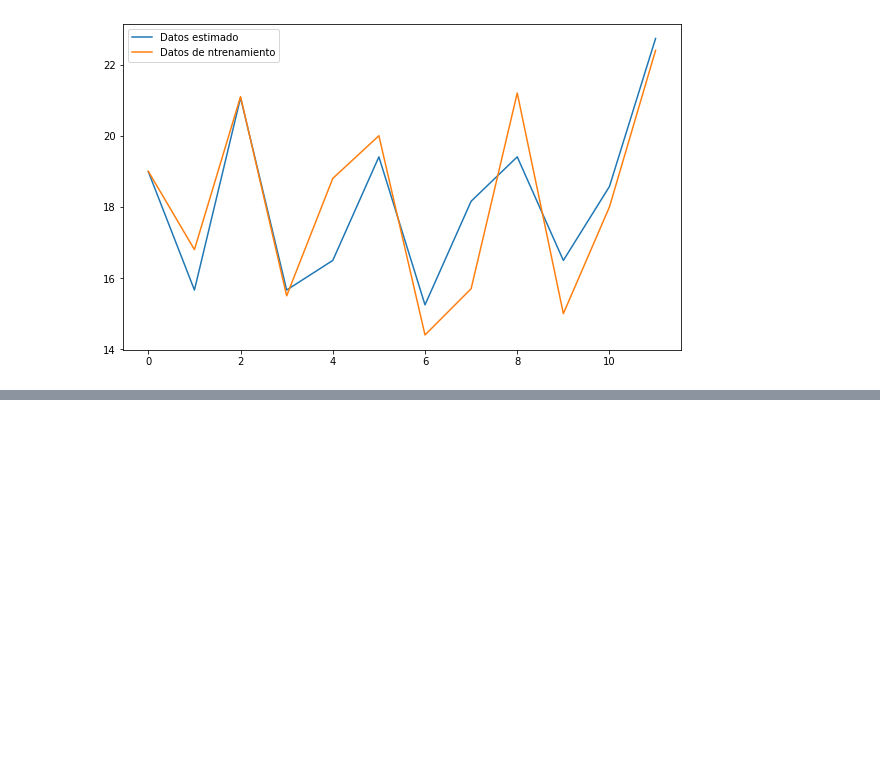
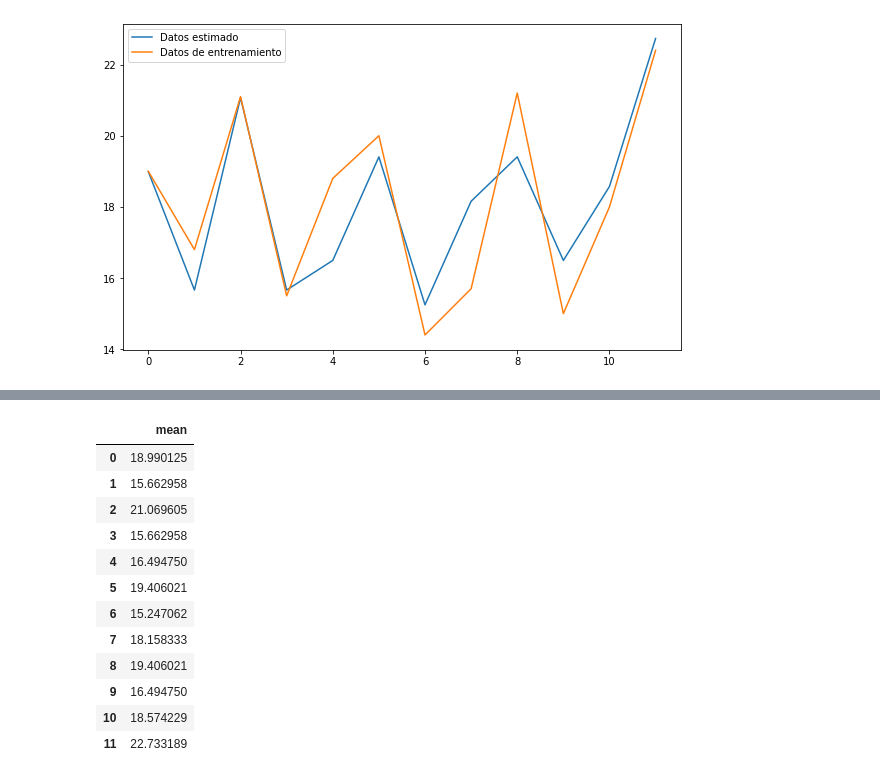
Before and after one commit to JoseGParraA/Regresion-Lineal-Python, a Jupyter notebook: notebook/RegresionLineal.ipynb, the cells around one changed output, grey strips where cells are left out. Saved outputs shown, nothing was run; the diff lists cells and outputs as text; code cells hidden in the pictures; blank space fills up the shorter version.

```diff
--- a/notebook/RegresionLineal.ipynb
+++ b/notebook/RegresionLineal.ipynb
@@ -273,0 +363,20 @@ plt.show()
+# %%
+# Predicciones puntuales
+
+predicciones_puntuales = pd.DataFrame(modelo_statsmodels_2.predict(X_entrenamiento2))
+predicciones_puntuales.columns = ['mean']
+predicciones_puntuales
+# %% [output]
+|  | mean |
+| 0 | 18.990125 |
+| 1 | 15.662958 |
+| 2 | 21.069605 |
+| 3 | 15.662958 |
+| 4 | 16.494750 |
+| 5 | 19.406021 |
+| 6 | 15.247062 |
+| 7 | 18.158333 |
+| 8 | 19.406021 |
+| 9 | 16.494750 |
+| 10 | 18.574229 |
+| 11 | 22.733189 |
```
Also changed, not shown: parts of 14 cells of this notebook.
